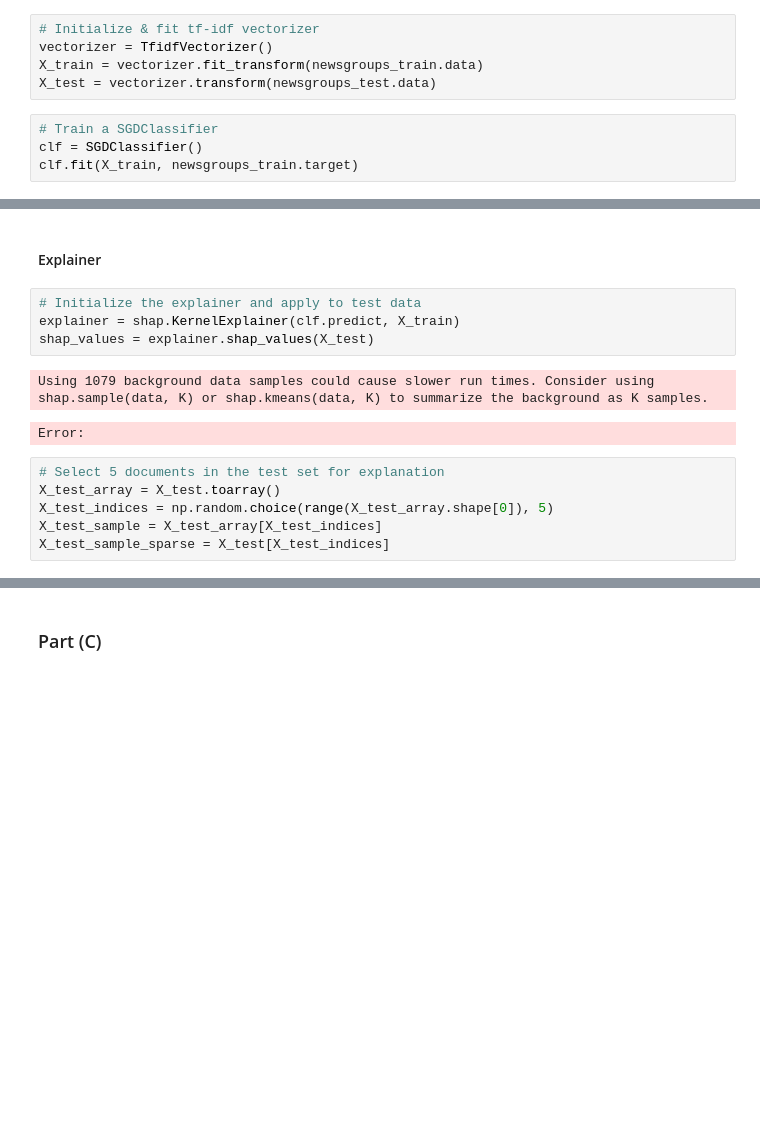
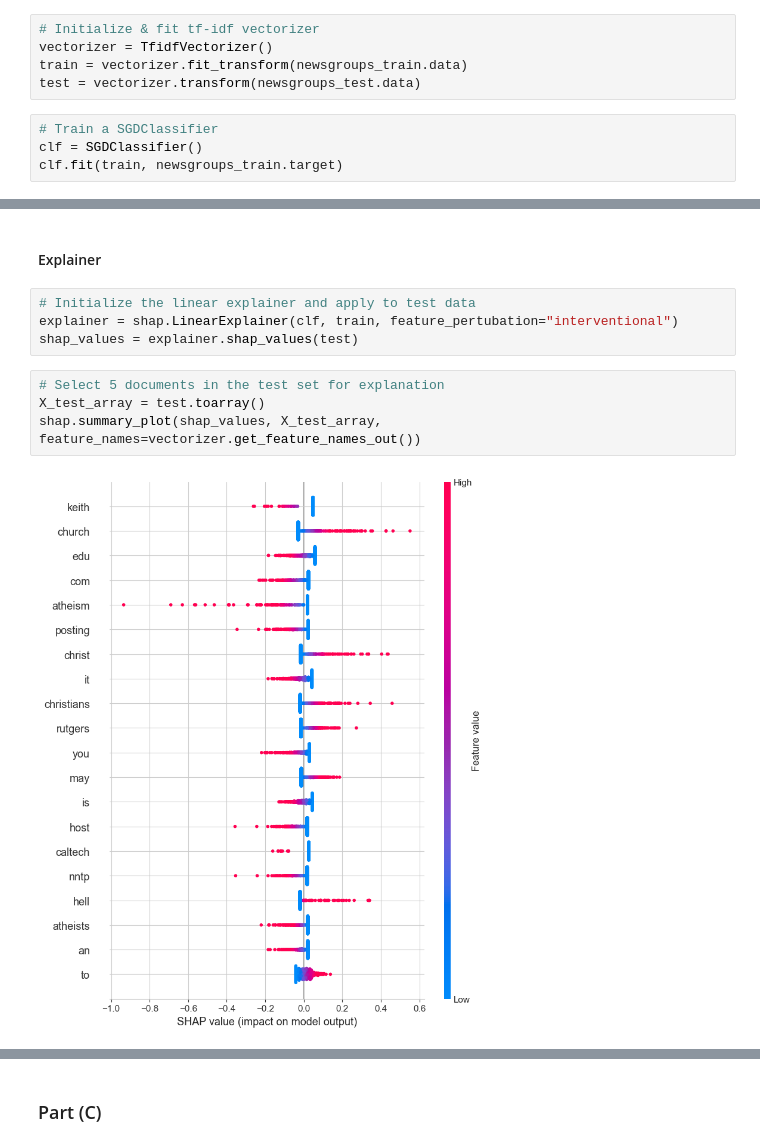
Before and after one commit to KOJILIU/DS-UA-202, a Jupyter notebook: HW2_Problem_3_Koji_Liu.ipynb, the cells around one changed output, grey strips where cells are left out. Saved outputs shown, nothing was run; the diff lists cells and outputs as text; blank space fills up the shorter version.

Commit message:
2(b) no graph

```diff
--- a/HW2_Problem_3_Koji_Liu.ipynb
+++ b/HW2_Problem_3_Koji_Liu.ipynb
@@ -71,12 +71,12 @@ class_names = ['atheism', 'christian']
 # %%
 # Initialize & fit tf-idf vectorizer
 vectorizer = TfidfVectorizer()
-X_train = vectorizer.fit_transform(newsgroups_train.data)
-X_test = vectorizer.transform(newsgroups_test.data)
+train = vectorizer.fit_transform(newsgroups_train.data)
+test = vectorizer.transform(newsgroups_test.data)
 # %%
 # Train a SGDClassifier
 clf = SGDClassifier()
-clf.fit(X_train, newsgroups_train.target)
+clf.fit(train, newsgroups_train.target)
 # %% [output]
 SGDClassifier()
 # %% [markdown]
@@ -97,17 +97,14 @@ plt.show()
 # %% [markdown]
 #### Explainer
 # %%
-# Initialize the explainer and apply to test data
-explainer = shap.KernelExplainer(clf.predict, X_train)
-shap_values = explainer.shap_values(X_test)
+# Initialize the linear explainer and apply to test data
+explainer = shap.LinearExplainer(clf, train, feature_pertubation="interventional")
+shap_values = explainer.shap_values(test)
-# %% [output]
-Using 1079 background data samples could cause slower run times. Consider using shap.sample(data, K) or shap.kmeans(data, K) to summarize the background as K samples.
-Error:
 # %%
 # Select 5 documents in the test set for explanation
-X_test_array = X_test.toarray()
-X_test_indices = np.random.choice(range(X_test_array.shape[0]), 5)
-X_test_sample = X_test_array[X_test_indices]
-X_test_sample_sparse = X_test[X_test_indices]
+X_test_array = test.toarray()
+shap.summary_plot(shap_values, X_test_array, feature_names=vectorizer.get_feature_names_out())
+# %% [output]
+[figure, added]
 # %%
 # Visually explain 5 documents selected from the test set
```
Also changed, not shown: parts of 2 cells of this notebook.
